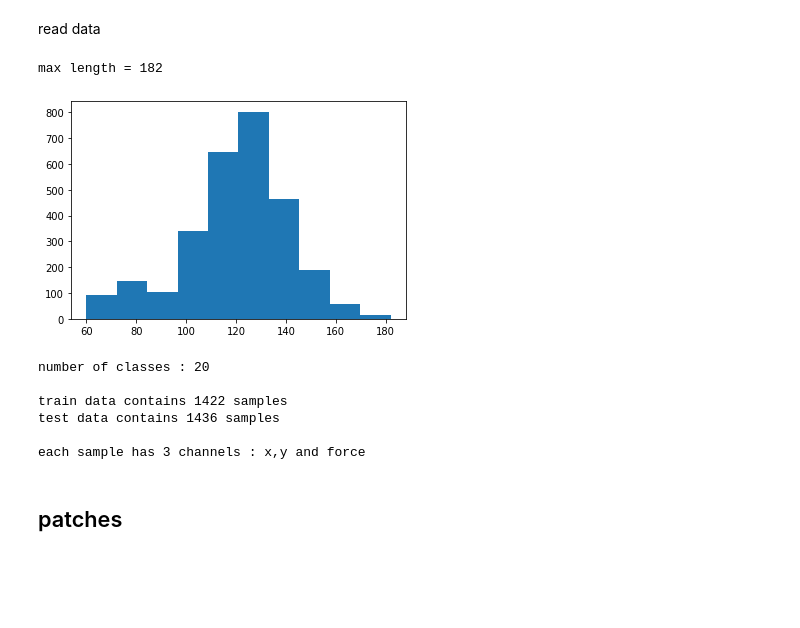
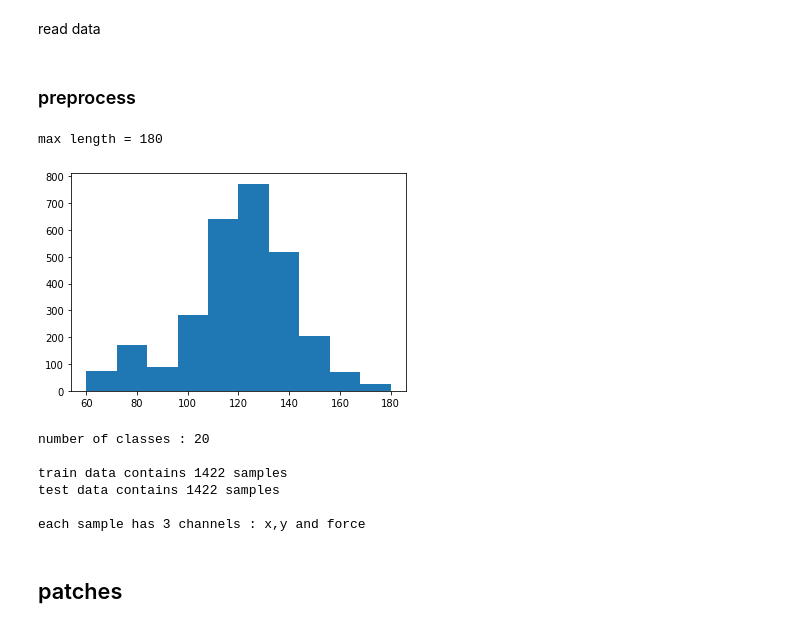
Before and after one commit to gourarushi/Character-Trajectory, a Jupyter notebook: CharacterTrajectories_Patches.ipynb, the cells around one changed output. Cells and saved outputs as stored; diff of their text form; code cells hidden in the pictures; blank space fills up the shorter version.

```diff
--- a/CharacterTrajectories_Patches.ipynb
+++ b/CharacterTrajectories_Patches.ipynb
@@ -60,24 +62,53 @@ folder extracted from zip
 read data
 # %%
 # ignoring metadata at index 1, arff -> (data,meta)
-train_data = arff.loadarff('CharacterTrajectories/CharacterTrajectories_TRAIN.arff')[0]
-test_data = arff.loadarff('CharacterTrajectories/CharacterTrajectories_TEST.arff')[0]
+train_data, train_meta = arff.loadarff('CharacterTrajectories/CharacterTrajectories_TRAIN.arff')
+test_data, test_meta = arff.loadarff('CharacterTrajectories/CharacterTrajectories_TEST.arff')
+# %% [markdown]
+### preprocess
+# %%
+# function to remove nan values
+def remove_nan(data):
+  inputs = []
+  labels = []
+
+  for sample in data:
+    input = sample[0]
+    # subtract 1 from labels to start indexing from 0
+    labels.append(int(sample[1])-1)
+
+    # get length excluding nan values which indicate end of input
+    lens = []
+    for channel in input:
+      channel = list(channel)
+      len1 = np.where(np.isnan(list(channel)))[0][0] if any(np.isnan(channel)) else len(channel)
+      lens.append(len1)
+    inputLen = np.min(lens)
+
+    channels = []
+    for channel in input:
+      channels.append(list(channel)[:inputLen])
+    inputs.append(channels)
+
+  data1 = list(zip(inputs,labels))
+  return data1
+# %%
+train_data = remove_nan(train_data)
+test_data = remove_nan(train_data)
 # %%
-# Distribution of sample lenghts
-
+# distribution of sample lenghts
 lengths = []
 
 for sample in itertools.chain(train_data,test_data):
   input = sample[0][0]
-  input = np.array(list(input))
-  len1 = np.where(np.isnan(input))[0][0] if any(np.isnan(input)) else len(input)
-  lengths.append(len1)
+  input = np.array(input)
+  lengths.append(len(input))
 
 print('max length =',np.max(lengths))
 _ = plt.hist(lengths)
 # %% [output]
-max length = 182
+max length = 180
-[figure, old version]
+[figure, new version]
 # %%
 classes = ['a','b','c','d','e','g','h','l','m','n','o','p','q','r','s','u','v','w','y','z']
 print('number of classes :',len(classes))
@@ -90,7 +121,7 @@ print('\neach sample has 3 channels : x,y and force')
 number of classes : 20
 
 train data contains 1422 samples
-test data contains 1436 samples
+test data contains 1422 samples
 
 each sample has 3 channels : x,y and force
 # %% [markdown]
```
Also changed, not shown: parts of 10 cells of this notebook.
